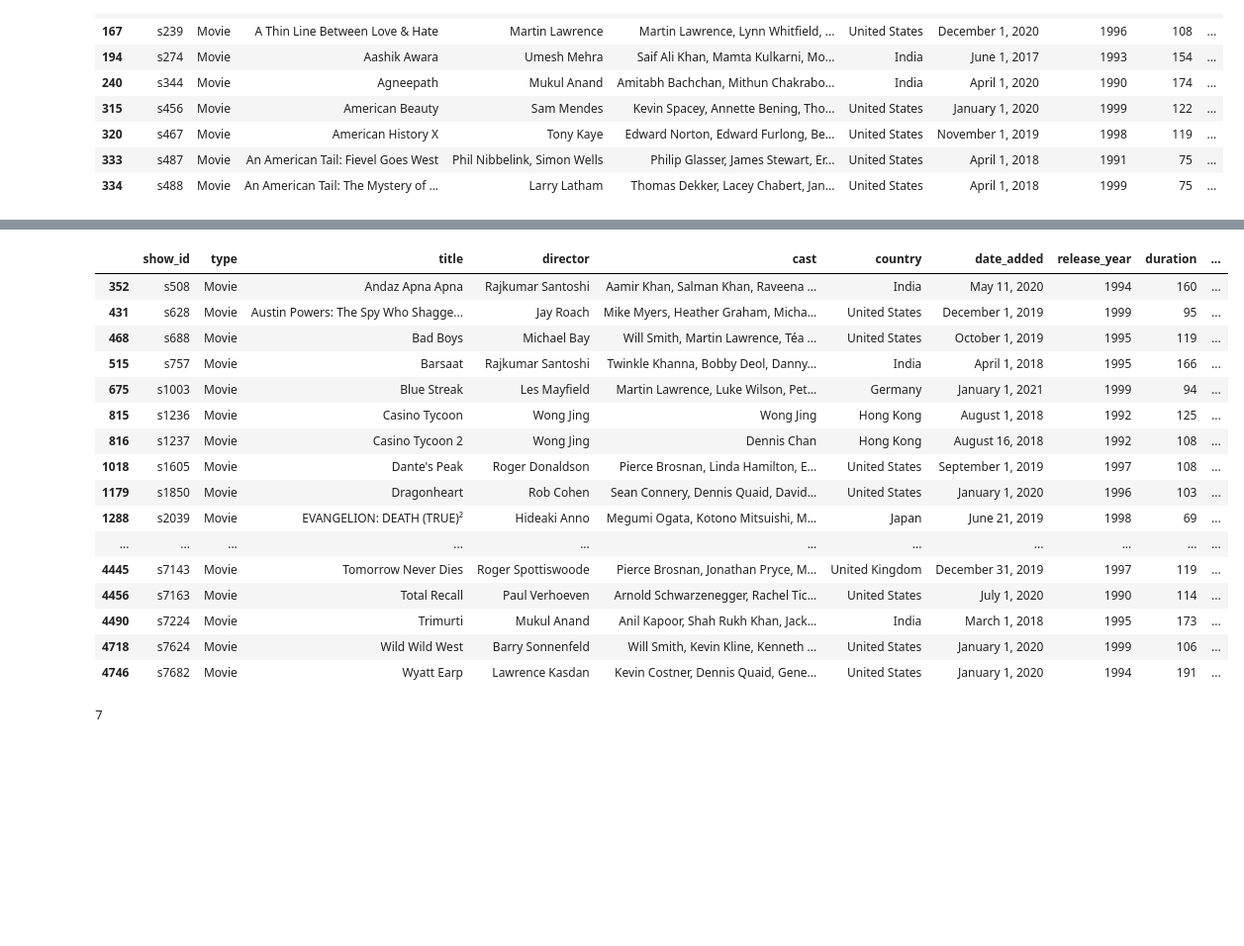
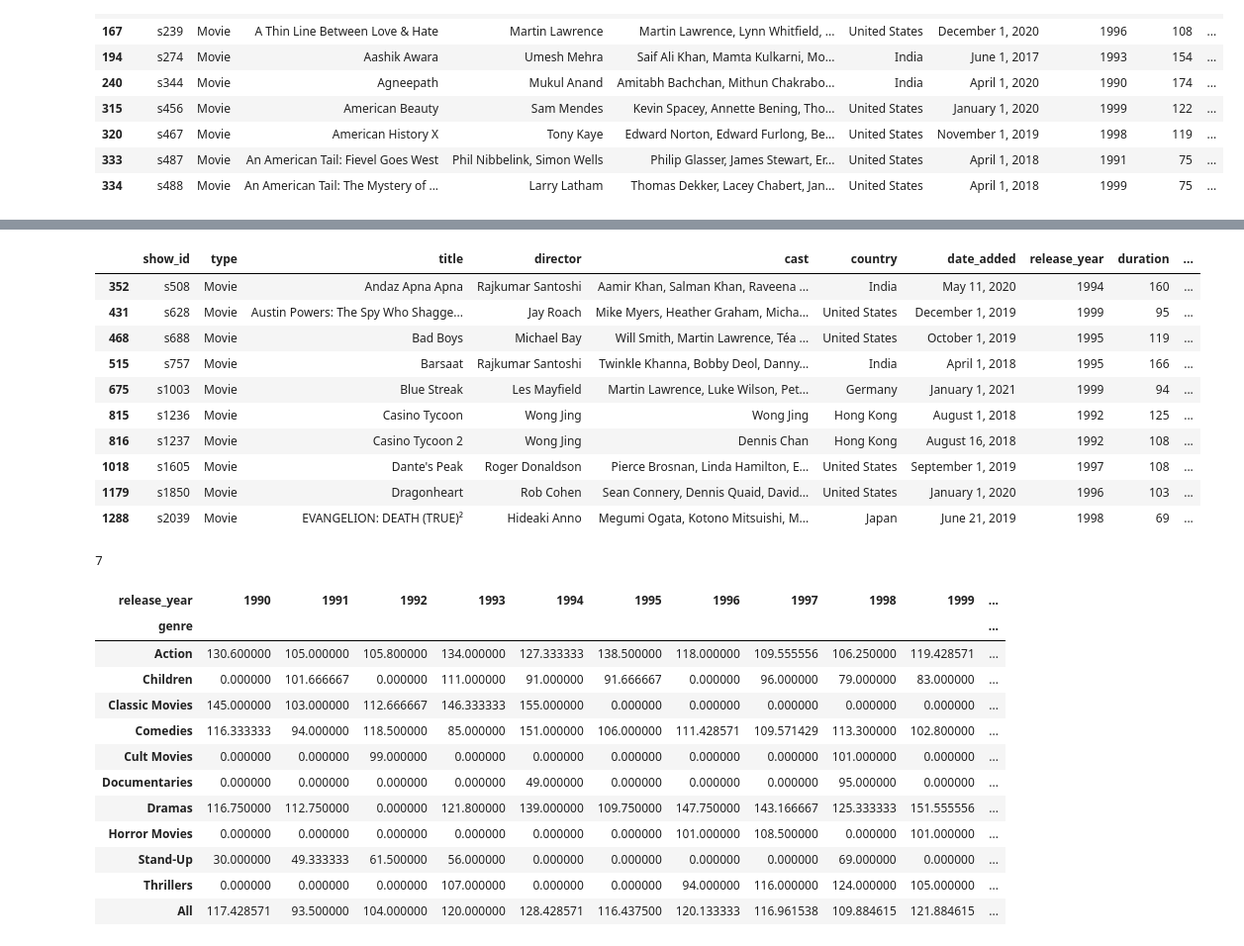
Before and after one commit to FZetaG/Python_Netflix_Movies, a Jupyter notebook: notebook.ipynb, the cells around one changed output, grey strips where cells are left out. Shown at 99% size. Cells and saved outputs as stored; diff of their text form; code cells hidden in the pictures; blank space fills up the shorter version.

```diff
--- a/notebook.ipynb
+++ b/notebook.ipynb
@@ -77,25 +77,19 @@ duration=100
 # %%
 #filtrar las peliculas de la decada de los 90 solamente por peliculas de accion
 action_movies_1990 = movies_1990[movies_1990['genre'] == 'Action']
-action_movies_1990
+action_movies_1990.head(10)
 # %% [output]
 |  | show_id | type | title | director | cast | country | date_added | release_year | duration | ... |
 | 352 | s508 | Movie | Andaz Apna Apna | Rajkumar Santoshi | Aamir Khan, Salman Khan, Raveena ... | India | May 11, 2020 | 1994 | 160 | ... |
 | 431 | s628 | Movie | Austin Powers: The Spy Who Shagge... | Jay Roach | Mike Myers, Heather Graham, Micha... | United States | December 1, 2019 | 1999 | 95 | ... |
 | 468 | s688 | Movie | Bad Boys | Michael Bay | Will Smith, Martin Lawrence, Téa ... | United States | October 1, 2019 | 1995 | 119 | ... |
 | 515 | s757 | Movie | Barsaat | Rajkumar Santoshi | Twinkle Khanna, Bobby Deol, Danny... | India | April 1, 2018 | 1995 | 166 | ... |
 | 675 | s1003 | Movie | Blue Streak | Les Mayfield | Martin Lawrence, Luke Wilson, Pet... | Germany | January 1, 2021 | 1999 | 94 | ... |
 | 815 | s1236 | Movie | Casino Tycoon | Wong Jing | Wong Jing | Hong Kong | August 1, 2018 | 1992 | 125 | ... |
 | 816 | s1237 | Movie | Casino Tycoon 2 | Wong Jing | Dennis Chan | Hong Kong | August 16, 2018 | 1992 | 108 | ... |
 | 1018 | s1605 | Movie | Dante's Peak | Roger Donaldson | Pierce Brosnan, Linda Hamilton, E... | United States | September 1, 2019 | 1997 | 108 | ... |
 | 1179 | s1850 | Movie | Dragonheart | Rob Cohen | Sean Connery, Dennis Quaid, David... | United States | January 1, 2020 | 1996 | 103 | ... |
 | 1288 | s2039 | Movie | EVANGELION: DEATH (TRUE)² | Hideaki Anno | Megumi Ogata, Kotono Mitsuishi, M... | Japan | June 21, 2019 | 1998 | 69 | ... |
-| ... | ... | ... | ... | ... | ... | ... | ... | ... | ... | ... |
-| 4445 | s7143 | Movie | Tomorrow Never Dies | Roger Spottiswoode | Pierce Brosnan, Jonathan Pryce, M... | United Kingdom | December 31, 2019 | 1997 | 119 | ... |
-| 4456 | s7163 | Movie | Total Recall | Paul Verhoeven | Arnold Schwarzenegger, Rachel Tic... | United States | July 1, 2020 | 1990 | 114 | ... |
-| 4490 | s7224 | Movie | Trimurti | Mukul Anand | Anil Kapoor, Shah Rukh Khan, Jack... | India | March 1, 2018 | 1995 | 173 | ... |
-| 4718 | s7624 | Movie | Wild Wild West | Barry Sonnenfeld | Will Smith, Kevin Kline, Kenneth ... | United States | January 1, 2020 | 1999 | 106 | ... |
-| 4746 | s7682 | Movie | Wyatt Earp | Lawrence Kasdan | Kevin Costner, Dennis Quaid, Gene... | United States | January 1, 2020 | 1994 | 191 | ... |
 # %%
 #Contar cantidad de peliculas de menos de 90 minutos con iterrow
 short_movie_count = 0
@@ -109,3 +103,20 @@ for label, row in action_movies_1990.iterrows():
 print(short_movie_count)
 # %% [output]
 7
+# %%
+#Agrupar por genero y agregar por el promedio de duracion de las peliculas de la decada de los 90, por cada año
+movies_1990.pivot_table(values='duration', index='genre',columns='release_year',margins=True, fill_value=0)
+# %% [output]
+| release_year | 1990 | 1991 | 1992 | 1993 | 1994 | 1995 | 1996 | 1997 | 1998 | 1999 | ... |
+| genre |  |  |  |  |  |  |  |  |  |  | ... |
+| Action | 130.600000 | 105.000000 | 105.800000 | 134.000000 | 127.333333 | 138.500000 | 118.000000 | 109.555556 | 106.250000 | 119.428571 | ... |
+| Children | 0.000000 | 101.666667 | 0.000000 | 111.000000 | 91.000000 | 91.666667 | 0.000000 | 96.000000 | 79.000000 | 83.000000 | ... |
+| Classic Movies | 145.000000 | 103.000000 | 112.666667 | 146.333333 | 155.000000 | 0.000000 | 0.000000 | 0.000000 | 0.000000 | 0.000000 | ... |
+| Comedies | 116.333333 | 94.000000 | 118.500000 | 85.000000 | 151.000000 | 106.000000 | 111.428571 | 109.571429 | 113.300000 | 102.800000 | ... |
+| Cult Movies | 0.000000 | 0.000000 | 99.000000 | 0.000000 | 0.000000 | 0.000000 | 0.000000 | 0.000000 | 101.000000 | 0.000000 | ... |
+| Documentaries | 0.000000 | 0.000000 | 0.000000 | 0.000000 | 49.000000 | 0.000000 | 0.000000 | 0.000000 | 95.000000 | 0.000000 | ... |
+| Dramas | 116.750000 | 112.750000 | 0.000000 | 121.800000 | 139.000000 | 109.750000 | 147.750000 | 143.166667 | 125.333333 | 151.555556 | ... |
+| Horror Movies | 0.000000 | 0.000000 | 0.000000 | 0.000000 | 0.000000 | 0.000000 | 101.000000 | 108.500000 | 0.000000 | 101.000000 | ... |
+| Stand-Up | 30.000000 | 49.333333 | 61.500000 | 56.000000 | 0.000000 | 0.000000 | 0.000000 | 0.000000 | 69.000000 | 0.000000 | ... |
+| Thrillers | 0.000000 | 0.000000 | 0.000000 | 107.000000 | 0.000000 | 0.000000 | 94.000000 | 116.000000 | 124.000000 | 105.000000 | ... |
+| All | 117.428571 | 93.500000 | 104.000000 | 120.000000 | 128.428571 | 116.437500 | 120.133333 | 116.961538 | 109.884615 | 121.884615 | ... |
```
Also changed, not shown: parts of 1 cell of this notebook.
